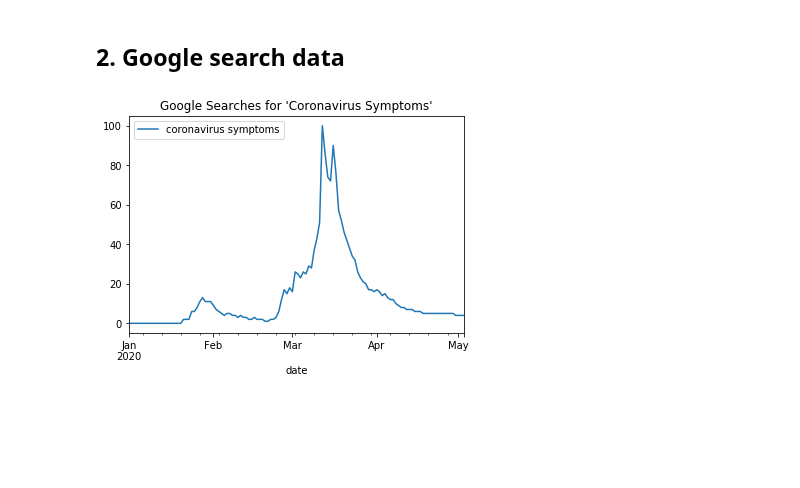
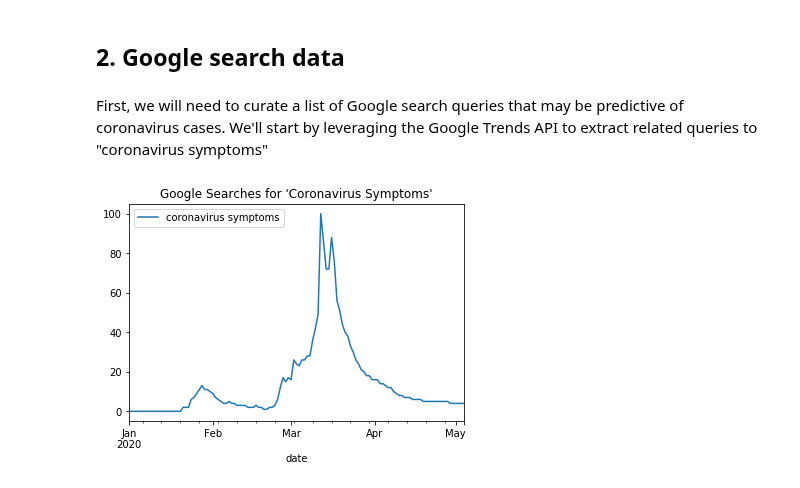
Before and after one commit to spotted-d/RNN_covid19_modeling, a Jupyter notebook: data_extraction/data_extracts.ipynb, the cells around one changed output. Cells and saved outputs as stored; diff of their text form; code cells hidden in the pictures; blank space fills up the shorter version.

Commit message:
data - state by state queries

```diff
--- a/data_extraction/data_extracts.ipynb
+++ b/data_extraction/data_extracts.ipynb
@@ -135,6 +138,8 @@ covid_us_cleaned.head()
 pickle.dump( covid_us_cleaned, open("../data/us_state_cases_deaths.p", "wb" ))
 # %% [markdown]
 ## 2. Google search data
+# %% [markdown]
+First, we will need to curate a list of Google search queries that may be predictive of coronavirus cases. We'll start by leveraging the Google Trends API to extract related queries to "coronavirus symptoms"
 # %%
 import pytrends
 from pytrends.request import TrendReq
@@ -144,12 +149,13 @@ pyt = TrendReq(hl='en-US', tz=300)
 # %%
 # build query: "coronavirus symptoms" searches starting at 2020
 kw_list = ["coronavirus symptoms"]
-time_frame = f'''2020-01-01 {datetime.datetime.now().strftime("%Y-%m-%d")}'''
+now = datetime.datetime.now().strftime("%Y-%m-%d")
+time_frame = f'''2020-01-01 {now}'''
 pyt.build_payload(kw_list, cat=0, timeframe=time_frame, geo='US', gprop='')
 
 # interest over time
 search_coronavirus = pyt.interest_over_time()
 search_coronavirus.plot.line(y="coronavirus symptoms")
 plt.title("Google Searches for 'Coronavirus Symptoms'");
 # %% [output]
-[figure, old version]
+[figure, new version]
```
Also changed, not shown: parts of 15 cells of this notebook, 1 other file.
